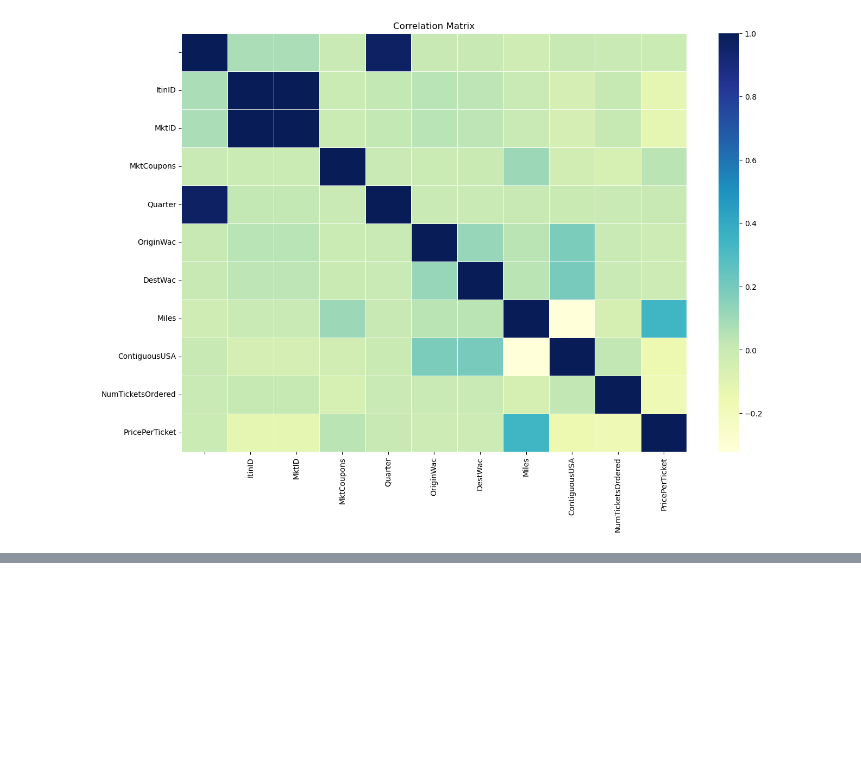
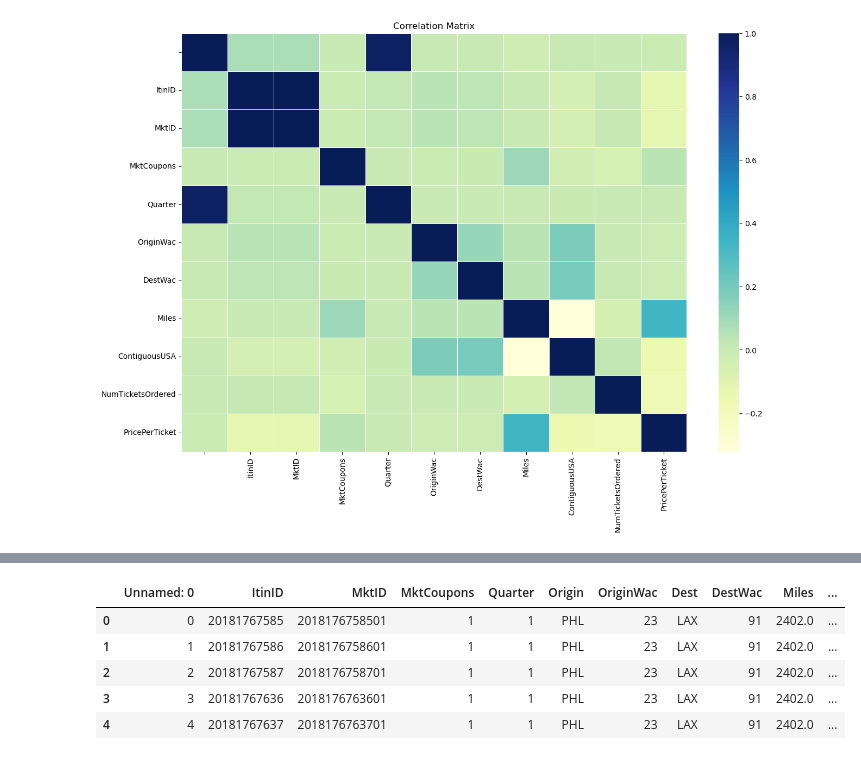
Before and after one commit to devern-DZZC/Flight-Price-Predictor, a Jupyter notebook: flight-advisor.ipynb, the cells around one changed output, grey strips where cells are left out. Saved outputs shown, nothing was run; the diff lists cells and outputs as text; code cells hidden in the pictures; blank space fills up the shorter version.

```diff
--- a/flight-advisor.ipynb
+++ b/flight-advisor.ipynb
@@ -126,0 +169,11 @@ plt.show()
+# %%
+data = pd.read_csv('flights2018.csv')
+X = data.drop(['PricePerTicket', 'OriginWac', 'DestWac', 'ContiguousUSA'], axis=1)
+X.head()
+# %% [output]
+|  | Unnamed: 0 | ItinID | MktID | MktCoupons | Quarter | Origin | OriginWac | Dest | DestWac | Miles | ... |
+| 0 | 0 | 20181767585 | 2018176758501 | 1 | 1 | PHL | 23 | LAX | 91 | 2402.0 | ... |
+| 1 | 1 | 20181767586 | 2018176758601 | 1 | 1 | PHL | 23 | LAX | 91 | 2402.0 | ... |
+| 2 | 2 | 20181767587 | 2018176758701 | 1 | 1 | PHL | 23 | LAX | 91 | 2402.0 | ... |
+| 3 | 3 | 20181767636 | 2018176763601 | 1 | 1 | PHL | 23 | LAX | 91 | 2402.0 | ... |
+| 4 | 4 | 20181767637 | 2018176763701 | 1 | 1 | PHL | 23 | LAX | 91 | 2402.0 | ... |
```
Also changed, not shown: parts of 9 cells of this notebook, 1 other file.
